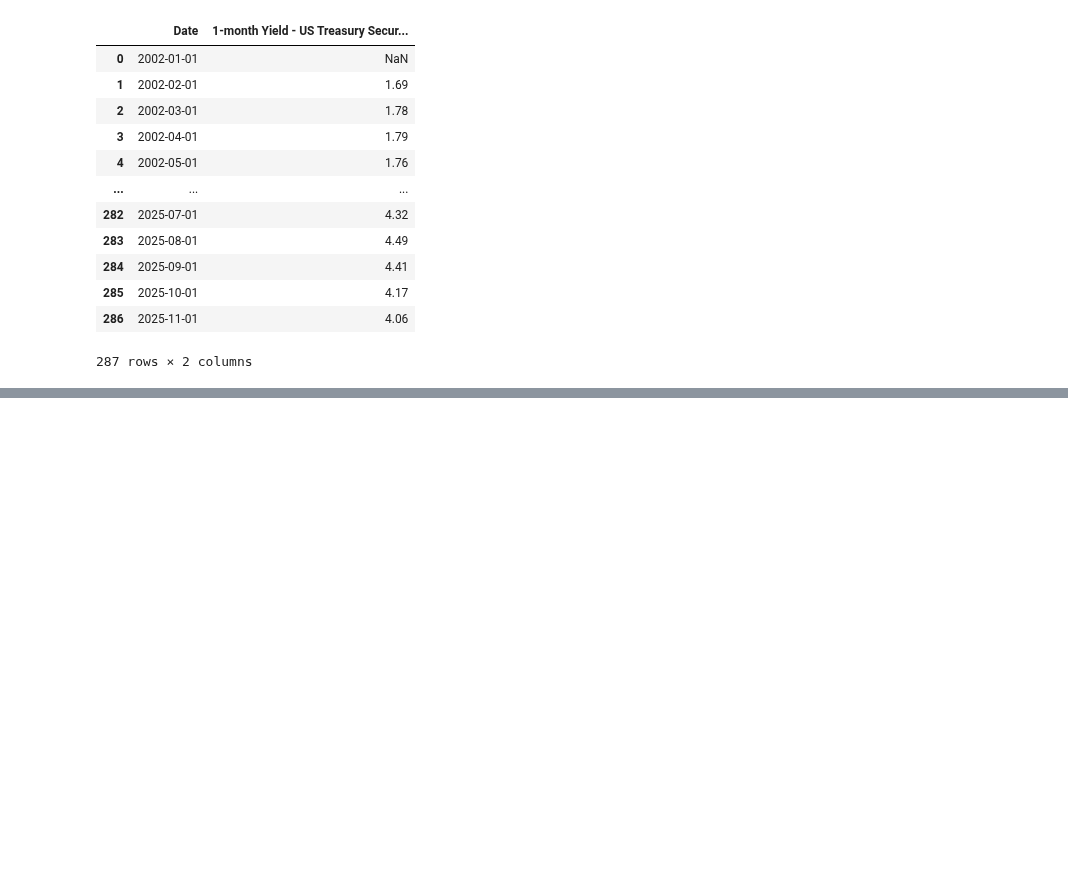
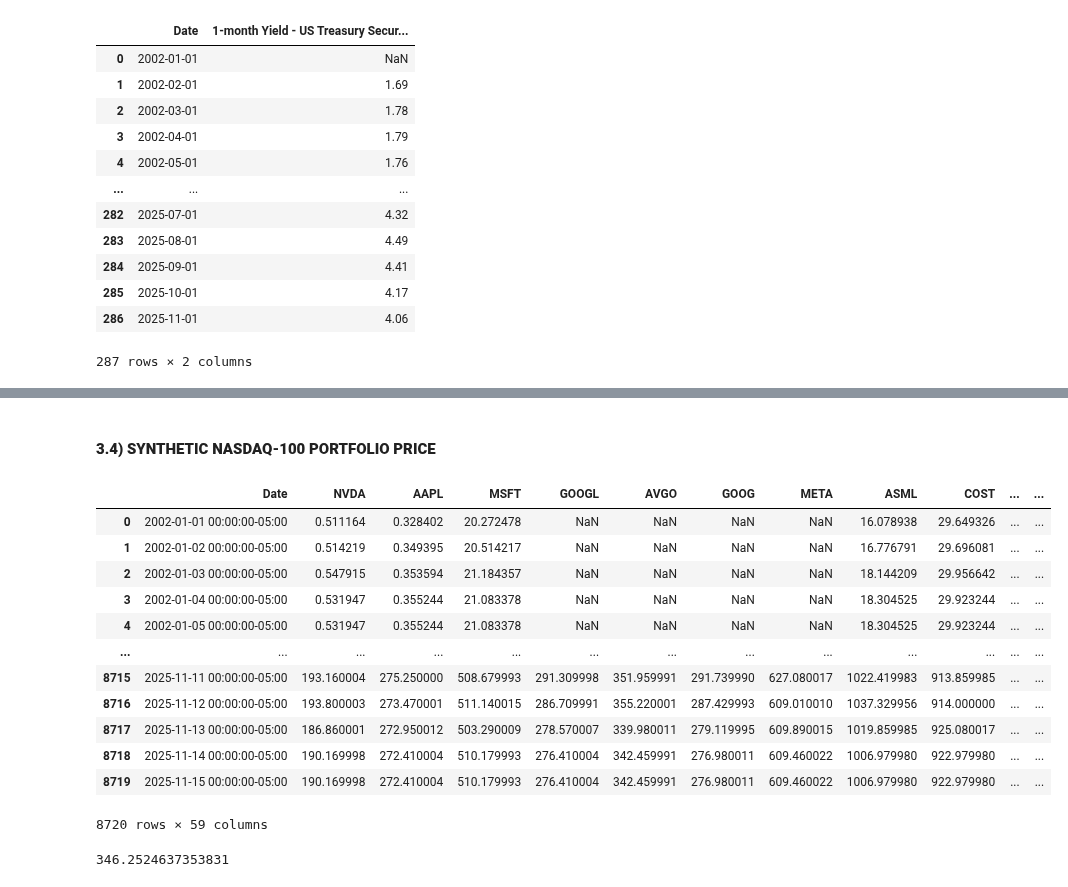
Before and after one commit to EliaLand/Martingale_FVM_AssetPricing, a Jupyter notebook: data_extraction/main.ipynb, the cells around one changed output, grey strips where cells are left out. Cells and saved outputs as stored; diff of their text form; code cells hidden in the pictures; blank space fills up the shorter version.

Commit message:
updated price

```diff
--- a/data_extraction/main.ipynb
+++ b/data_extraction/main.ipynb
@@ -374,0 +402,71 @@ div_df
+# %% [markdown]
+#### **3.4) SYNTHETIC NASDAQ-100 PORTFOLIO PRICE**
+# %%
+# Local Nasdaq-100 constituents stock price (daily, USD, 2002-01-01, 2025-11-15)
+
+constituents_path = "raw_df/constituents-nasdaq100.csv"
+nasdaq_list_df = pd.read_csv(constituents_path)
+
+tickers = nasdaq_list_df["Symbol"].tolist()
+start = "2002-01-01"
+end = "2025-11-15"
+
+price_df = pd.DataFrame()
+
+for ticker in tickers:
+    try:
+# (!!!) Strange set-up for history
+        df = yf.Ticker(ticker).history(period="max")
+
+# (!!!) We need this cuz we can filter out those firms that issue no dividends
+        if df is None or df.empty:
+            continue
+#_________________________________________
+# Merging
+        df = df["Close"].rename(ticker)
+        price_df = pd.concat([price_df, df], axis=1)
+#_________________________________________
+
+    except Exception as e:
+# (!!!) This is not for those companys issuing no dividends, but just in case the download was not successfull
+        print(f"Error fetching {ticker}: {e}")
+
+# Continuous Values Correction
+# (!!!) Here we fill
+price_df = price_df.sort_index()
+full_idx = pd.date_range(start=price_df.index.min(), end=price_df.index.max(), freq="D")
+price_df = price_df.reindex(full_idx)
+price_df= price_df.ffill()
+
+# Filter by date
+price_df = price_df.loc[start:end]
+price_df = price_df.reset_index().rename(columns={"index": "Date"})
+
+# (!!!) Looks horrible but it works, we consider only dividends-issuing firms
+price_df = price_df[["Date", "NVDA", "AAPL", "MSFT", "GOOGL", "AVGO", "GOOG", "META", "ASML", "COST", "CSCO",
+"AZN", "MU", "TMUS", "PEP", "LRCX", "LIN", "QCOM", "INTC", "INTU", "AMAT",
+"BKNG", "AMGN", "KLAC", "GILD", "TXN", "HON", "MELI", "CEG", "ADI", "ADP",
+"CMCSA", "SBUX", "MDLZ", "CTAS", "MAR", "TRI", "CSX", "AEP", "NXPI", "ROST",
+"PCAR", "EA", "ROP", "XEL", "BKR", "FAST", "EXC", "PAYX", "FANG", "CCEP",
+"KDP", "CTSH", "GEHC", "MCHP", "VRSK", "ODFL", "KHC", "CDW"]]
+price_df.to_csv("raw_df/raw_price_daily_df.csv", index=False)
+price_df
+# %% [output]
+|  | Date | NVDA | AAPL | MSFT | GOOGL | AVGO | GOOG | META | ASML | COST | ... | ... |
+| 0 | 2002-01-01 00:00:00-05:00 | 0.511164 | 0.328402 | 20.272478 | NaN | NaN | NaN | NaN | 16.078938 | 29.649326 | ... | ... |
+| 1 | 2002-01-02 00:00:00-05:00 | 0.514219 | 0.349395 | 20.514217 | NaN | NaN | NaN | NaN | 16.776791 | 29.696081 | ... | ... |
+| 2 | 2002-01-03 00:00:00-05:00 | 0.547915 | 0.353594 | 21.184357 | NaN | NaN | NaN | NaN | 18.144209 | 29.956642 | ... | ... |
+| 3 | 2002-01-04 00:00:00-05:00 | 0.531947 | 0.355244 | 21.083378 | NaN | NaN | NaN | NaN | 18.304525 | 29.923244 | ... | ... |
+| 4 | 2002-01-05 00:00:00-05:00 | 0.531947 | 0.355244 | 21.083378 | NaN | NaN | NaN | NaN | 18.304525 | 29.923244 | ... | ... |
+| ... | ... | ... | ... | ... | ... | ... | ... | ... | ... | ... | ... | ... |
+| 8715 | 2025-11-11 00:00:00-05:00 | 193.160004 | 275.250000 | 508.679993 | 291.309998 | 351.959991 | 291.739990 | 627.080017 | 1022.419983 | 913.859985 | ... | ... |
+| 8716 | 2025-11-12 00:00:00-05:00 | 193.800003 | 273.470001 | 511.140015 | 286.709991 | 355.220001 | 287.429993 | 609.010010 | 1037.329956 | 914.000000 | ... | ... |
+| 8717 | 2025-11-13 00:00:00-05:00 | 186.860001 | 272.950012 | 503.290009 | 278.570007 | 339.980011 | 279.119995 | 609.890015 | 1019.859985 | 925.080017 | ... | ... |
+| 8718 | 2025-11-14 00:00:00-05:00 | 190.169998 | 272.410004 | 510.179993 | 276.410004 | 342.459991 | 276.980011 | 609.460022 | 1006.979980 | 922.979980 | ... | ... |
+| 8719 | 2025-11-15 00:00:00-05:00 | 190.169998 | 272.410004 | 510.179993 | 276.410004 | 342.459991 | 276.980011 | 609.460022 | 1006.979980 | 922.979980 | ... | ... |
+8720 rows × 59 columns
+# %%
+last_obs_mean = price_df.drop(columns=["Date"]).iloc[-1].mean()
+print(last_obs_mean)
+# %% [output]
+346.2524637353831
```
Also changed, not shown: parts of 14 cells of this notebook, 8 other files.
